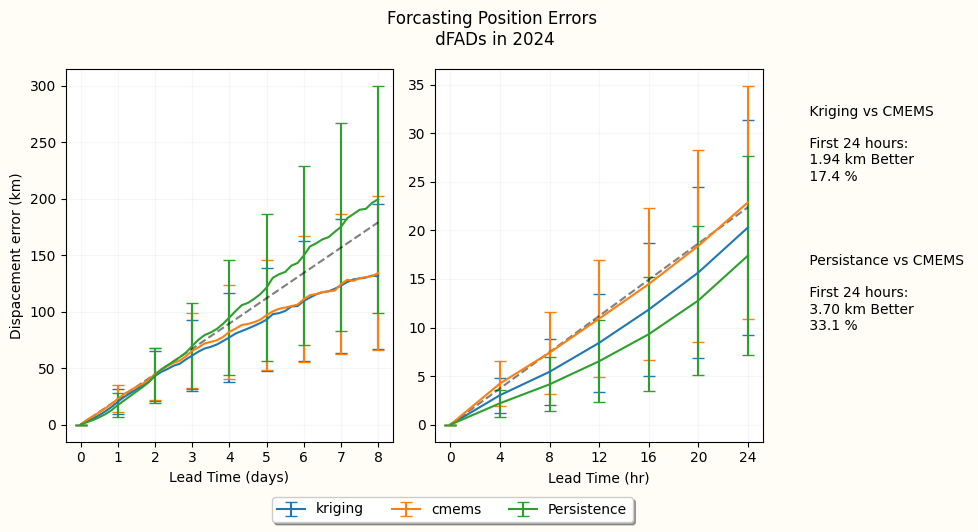
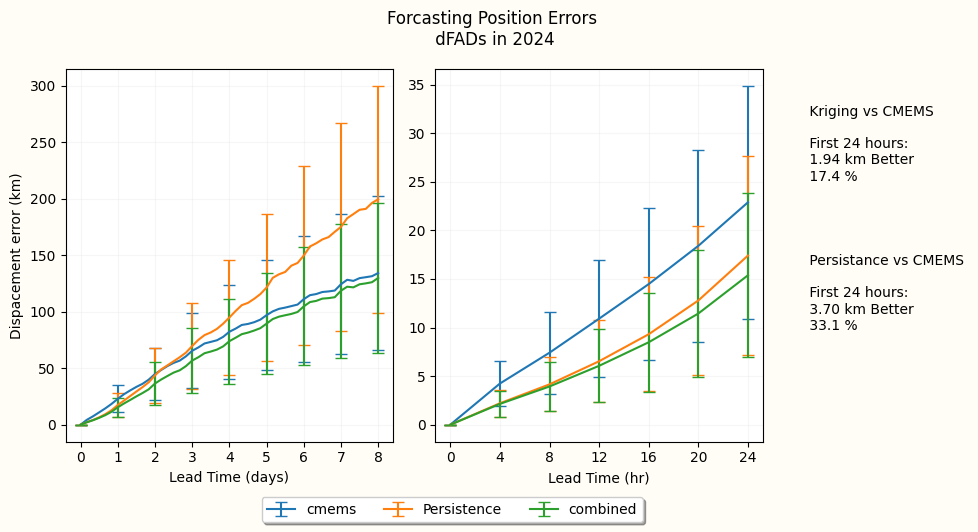
The change to this notebook cell's code, shown as a diff; its figure went from the first image to the second:
--- before
+++ after
@@ -13,14 +13,18 @@
 ax_stats.text(0,0.3,stats_p)
 
-ax0.errorbar(bins[:]/24, lte[:], yerr = std, errorevery=6, capsize = 4, label = "kriging")
+#ax0.errorbar(bins[:]/24, lte[:], yerr = std, errorevery=6, capsize = 4, label = "kriging")
 ax0.errorbar(bins[:]/24, lte2[:], yerr = std2[:], errorevery=6, capsize = 4, label = "cmems")
 ax0.errorbar(bins[:]/24, lte3[:], yerr = std3[:], errorevery = 6, capsize = 4, label = "Persistence")
-ax0.plot(bins/24, Noforcast, color = "k", linestyle = "--", alpha = 0.5)
+ax0.errorbar(bins[:]/24, lte5[:], yerr = std5[:], errorevery = 6, capsize = 4, label = "combined")
+#ax0.errorbar(bins[:]/24, lte4[:], yerr = std4[:], errorevery = 6, capsize = 4, label = "No_forecast")
+#ax0.plot(bins/24, Noforcast, color = "k", linestyle = "--", alpha = 0.5)
 
 
-ax1.errorbar(bins[0:7], lte[:7], yerr = std[:7], capsize = 4)
+#ax1.errorbar(bins[0:7], lte[:7], yerr = std[:7], capsize = 4)
 ax1.errorbar(bins[0:7], lte2[:7], yerr = std2[:7], capsize = 4)
 ax1.errorbar(bins[0:7], lte3[:7], yerr = std3[:7], capsize =4 )
-ax1.plot(bins[0:7], Noforcast[0:7], color = "k", linestyle = "--", alpha = 0.5)
+ax1.errorbar(bins[0:7], lte5[:7], yerr = std5[:7], capsize =4 )
+#ax1.errorbar(bins[0:7], lte4[:7], yerr = std4[:7], capsize =4 )
+#ax1.plot(bins[0:7], Noforcast[0:7], color = "k", linestyle = "--", alpha = 0.5)
 ax0.set_xticks(np.linspace(0,8,9))
 ax1.set_xticks(np.linspace(0,24,7))
@@ -39,3 +43,3 @@
 fig.set_facecolor("#FFFDF6")
 fig.tight_layout()
-fig.savefig(r"C:\FATE\Figures\Leadtime_cmems_krigging_persistance.png")
+#fig.savefig(r"C:\FATE\Figures\Leadtime_cmems_krigging_persistance.png")

Commit: Autocorrelations calcuations, and Forecasts